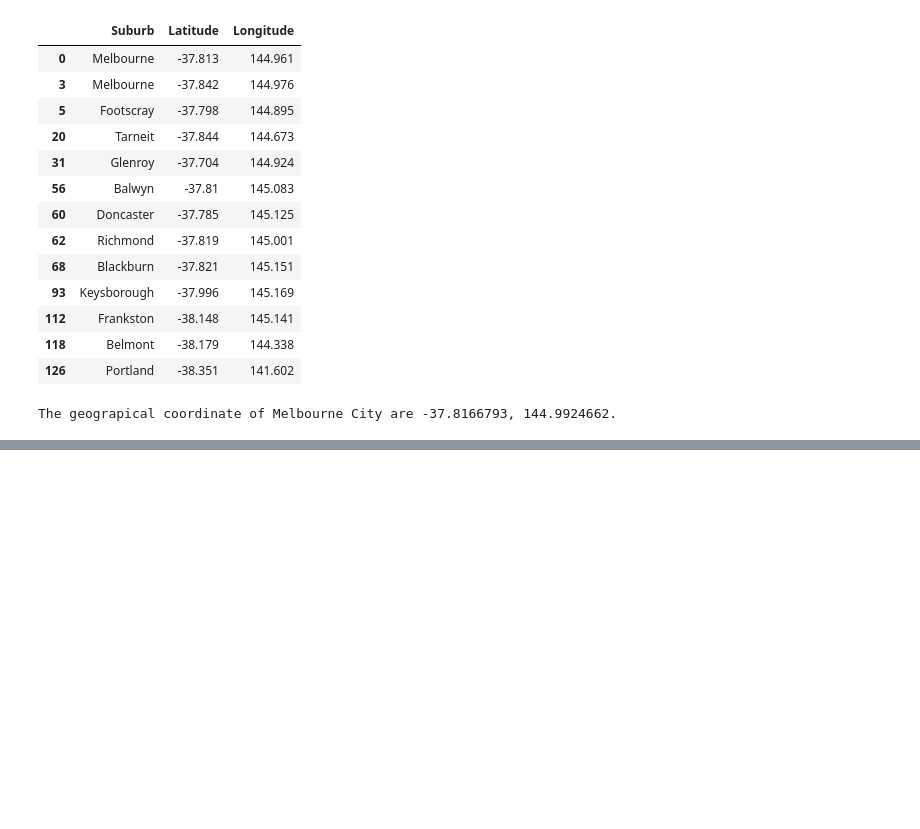
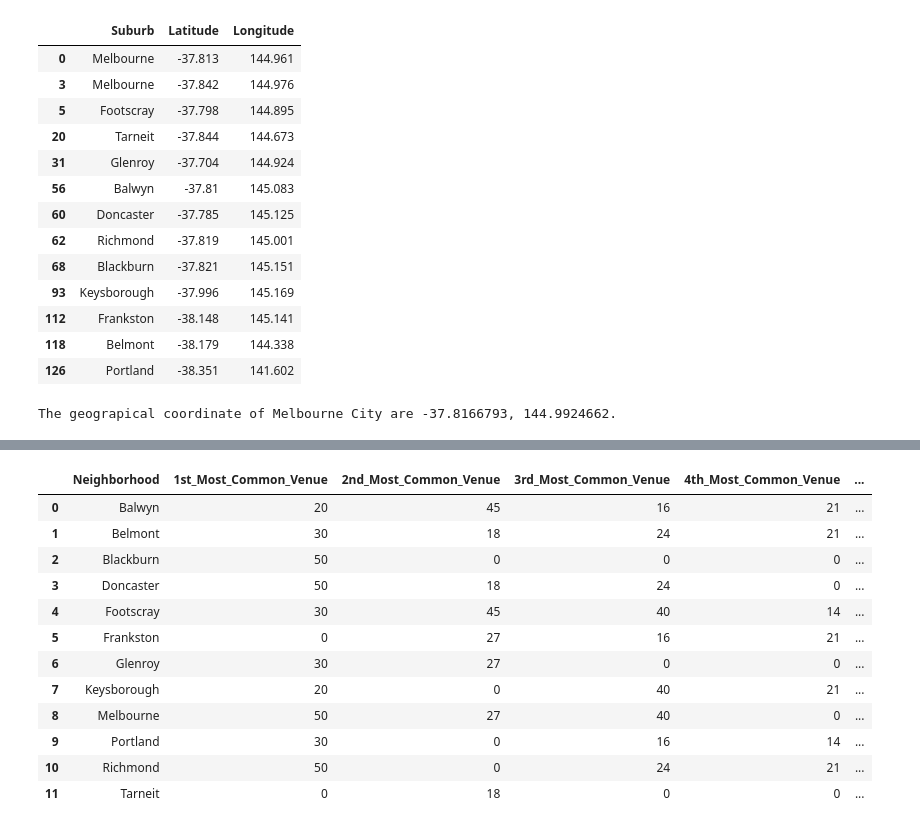
Before and after one commit to nikki-wong/coursera-capstone-project, a Jupyter notebook: Final Capstone Project 2.ipynb, the cells around one changed output, grey strips where cells are left out. Drawn from its saved outputs; the diff is of its cells as text; code cells hidden in the pictures; blank space fills up the shorter version.

```diff
--- a/Final Capstone Project 2.ipynb
+++ b/Final Capstone Project 2.ipynb
@@ -967,0 +1013,17 @@ neighborhoods_venues_sorted
+# %%
+neighborhoods_venues_sorted['Total'] = neighborhoods_venues_sorted.sum(axis=1)
+neighborhoods_venues_sorted
+# %% [output]
+|  | Neighborhood | 1st_Most_Common_Venue | 2nd_Most_Common_Venue | 3rd_Most_Common_Venue | 4th_Most_Common_Venue | ... |
+| 0 | Balwyn | 20 | 45 | 16 | 21 | ... |
+| 1 | Belmont | 30 | 18 | 24 | 21 | ... |
+| 2 | Blackburn | 50 | 0 | 0 | 0 | ... |
+| 3 | Doncaster | 50 | 18 | 24 | 0 | ... |
+| 4 | Footscray | 30 | 45 | 40 | 14 | ... |
+| 5 | Frankston | 0 | 27 | 16 | 21 | ... |
+| 6 | Glenroy | 30 | 27 | 0 | 0 | ... |
+| 7 | Keysborough | 20 | 0 | 40 | 21 | ... |
+| 8 | Melbourne | 50 | 27 | 40 | 0 | ... |
+| 9 | Portland | 30 | 0 | 16 | 14 | ... |
+| 10 | Richmond | 50 | 0 | 24 | 21 | ... |
+| 11 | Tarneit | 0 | 18 | 0 | 0 | ... |
```
Also changed, not shown: parts of 13 cells of this notebook.
